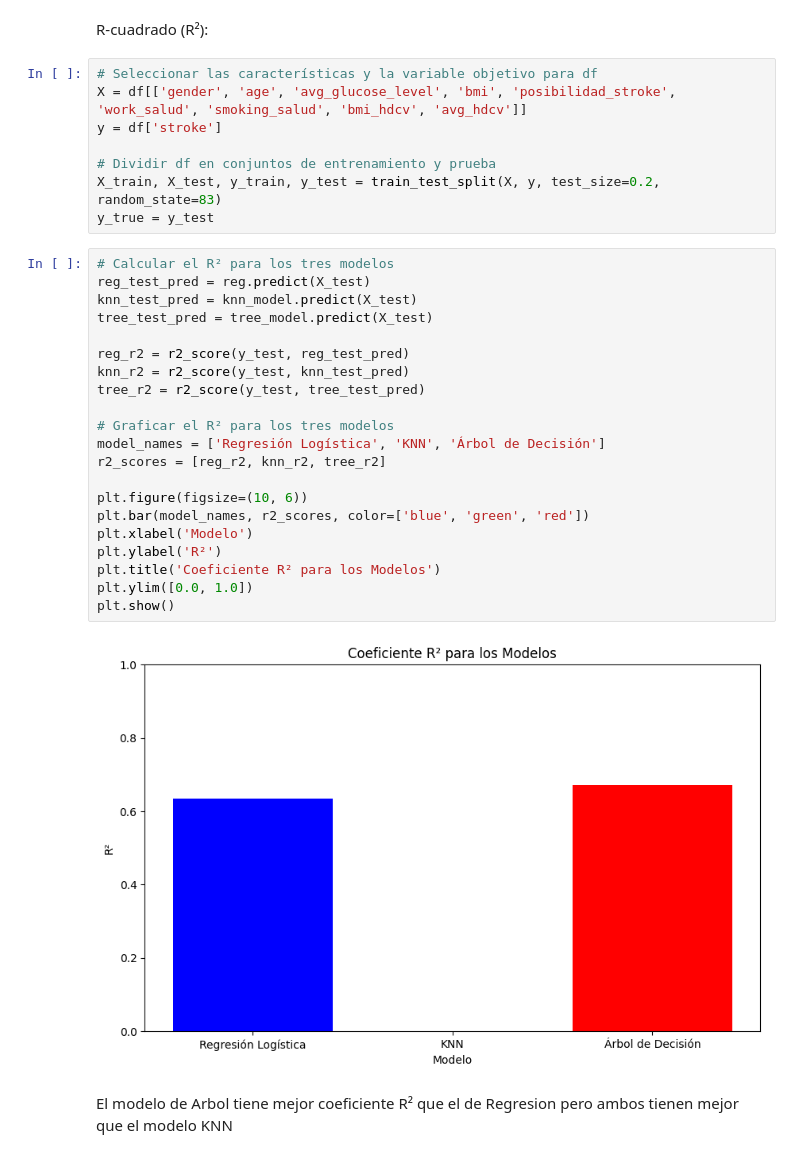
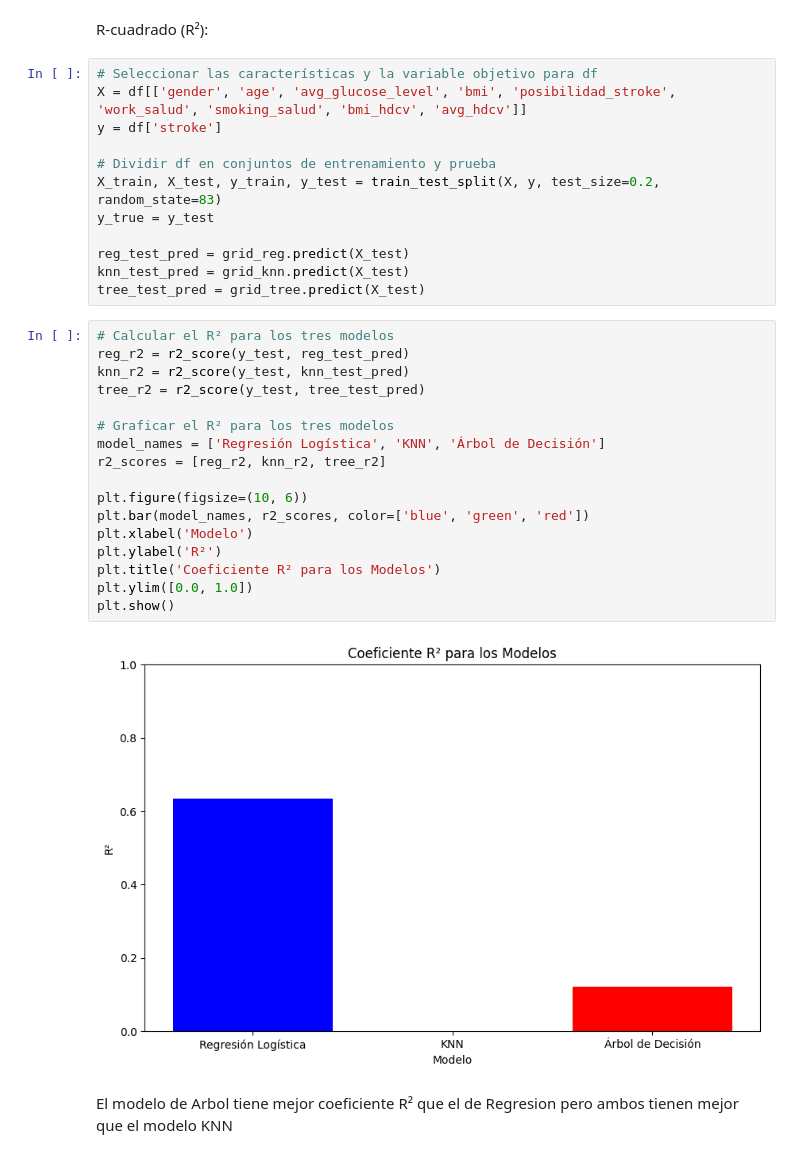
Before and after one commit to Lucassanc/Proyecto-Final-Data-Science, a Jupyter notebook: MODELO.ipynb, the cells around one changed output. Saved outputs shown, nothing was run; the diff lists cells and outputs as text.

```diff
--- a/MODELO.ipynb
+++ b/MODELO.ipynb
@@ -658,29 +570,29 @@ y = df['stroke']
 # Dividir df en conjuntos de entrenamiento y prueba
 X_train, X_test, y_train, y_test = train_test_split(X, y, test_size=0.2, random_state=83)
 y_true = y_test
+
+reg_test_pred = grid_reg.predict(X_test)
+knn_test_pred = grid_knn.predict(X_test)
+tree_test_pred = grid_tree.predict(X_test)
 # %%
 # Calcular el R² para los tres modelos
-reg_test_pred = reg.predict(X_test)
-knn_test_pred = knn_model.predict(X_test)
-tree_test_pred = tree_model.predict(X_test)
-
 reg_r2 = r2_score(y_test, reg_test_pred)
 knn_r2 = r2_score(y_test, knn_test_pred)
 tree_r2 = r2_score(y_test, tree_test_pred)
 
 # Graficar el R² para los tres modelos
 model_names = ['Regresión Logística', 'KNN', 'Árbol de Decisión']
 r2_scores = [reg_r2, knn_r2, tree_r2]
 
 plt.figure(figsize=(10, 6))
 plt.bar(model_names, r2_scores, color=['blue', 'green', 'red'])
 plt.xlabel('Modelo')
 plt.ylabel('R²')
 plt.title('Coeficiente R² para los Modelos')
 plt.ylim([0.0, 1.0])
 plt.show()
 # %% [output]
-[figure, old version]
+[figure, new version]
 # %% [markdown]
 El modelo de Arbol tiene mejor coeficiente R² que el de Regresion pero ambos tienen mejor que el modelo KNN
 # %% [markdown]
```
Also changed, not shown: parts of 8 cells of this notebook.
